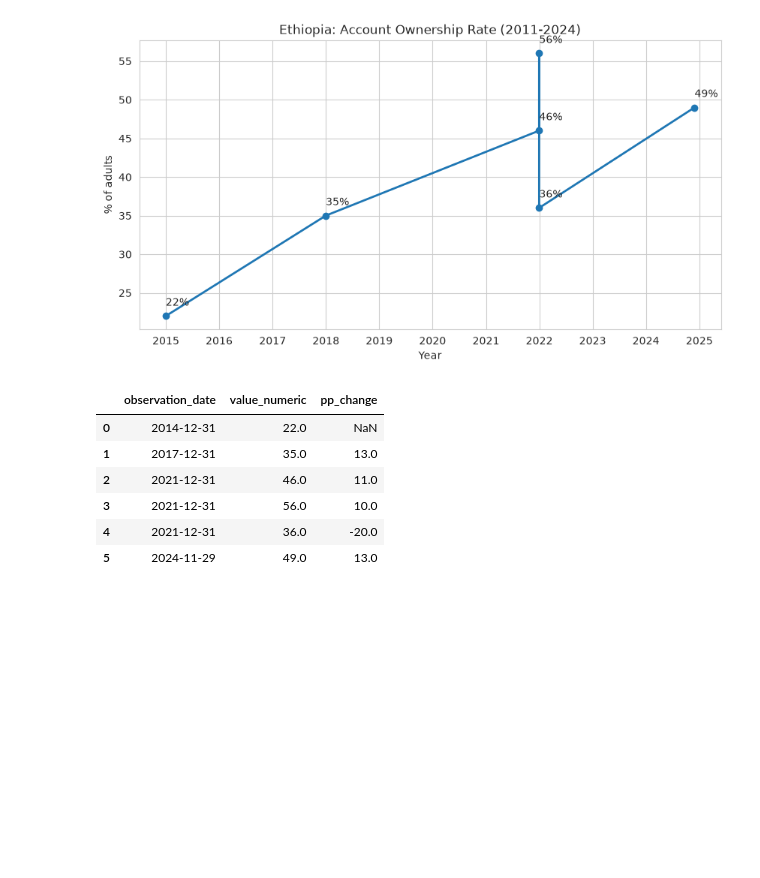
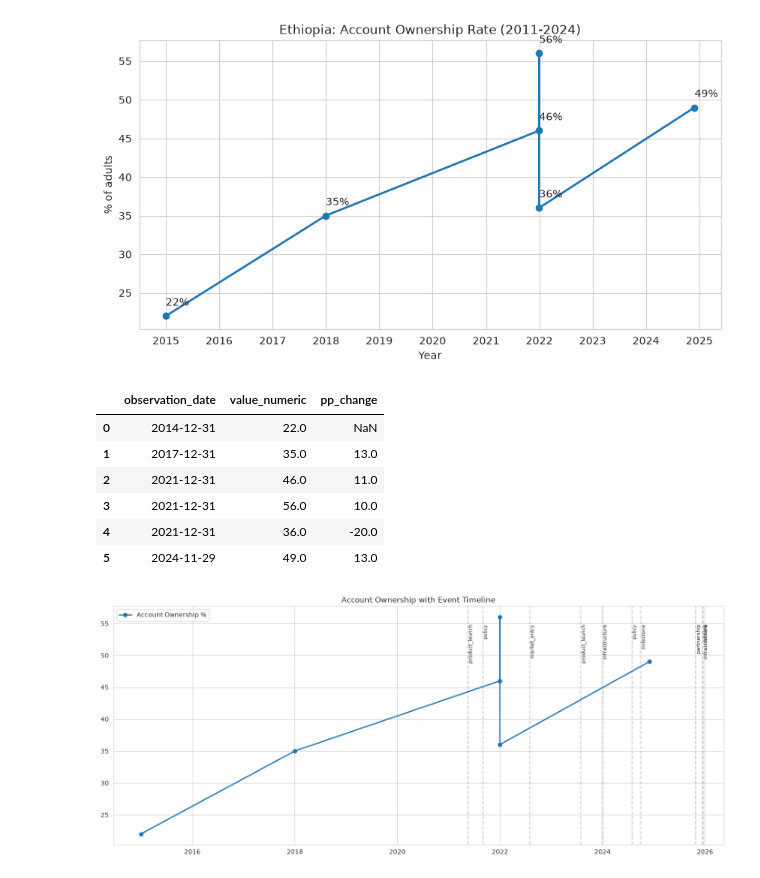
Before and after one commit to Sumeyahassen/ethiopia-fi-forecast, a Jupyter notebook: notebooks/02_eda.ipynb, the cells around one changed output. Saved outputs shown, nothing was run; the diff lists cells and outputs as text; code cells hidden in the pictures; blank space fills up the shorter version.

Commit message:
account ownr sheep of event over year

```diff
--- a/notebooks/02_eda.ipynb
+++ b/notebooks/02_eda.ipynb
@@ -71,3 +71,18 @@ access[['observation_date', 'value_numeric', 'pp_change']]
 | 3 | 2021-12-31 | 56.0 | 10.0 |
 | 4 | 2021-12-31 | 36.0 | -20.0 |
 | 5 | 2024-11-29 | 49.0 | 13.0 |
+# %%
+events = df[df['record_type'] == 'event'].sort_values('observation_date')
+
+fig, ax = plt.subplots(figsize=(14, 6))
+ax.plot(access['observation_date'], access['value_numeric'], marker='o', linewidth=2, label='Account Ownership %')
+for _, ev in events.iterrows():
+    ax.axvline(ev['observation_date'], color='gray', linestyle='--', alpha=0.4)
+    ax.text(ev['observation_date'], ax.get_ylim()[1]*0.95, ev['category'],
+            rotation=90, fontsize=8, va='top')
+ax.set_title('Account Ownership with Event Timeline')
+ax.legend()
+plt.tight_layout()
+plt.show()
+# %% [output]
+[figure, added]
```
